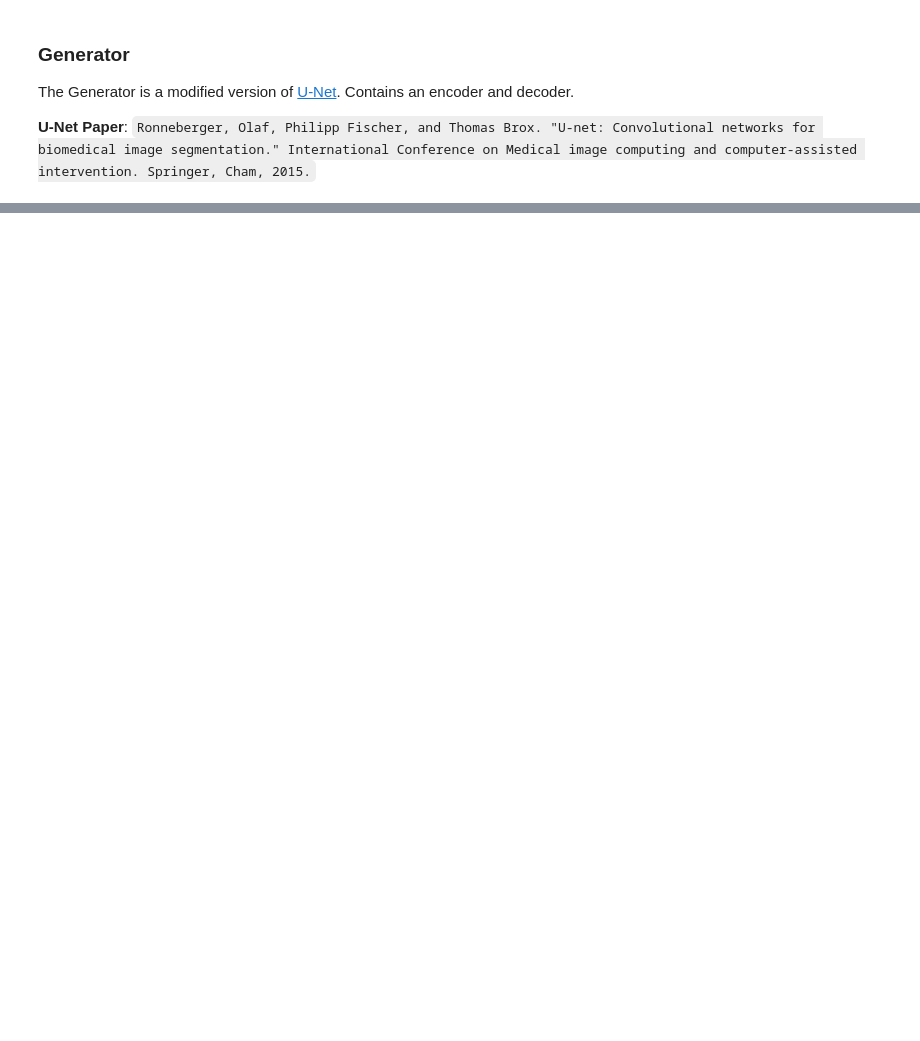
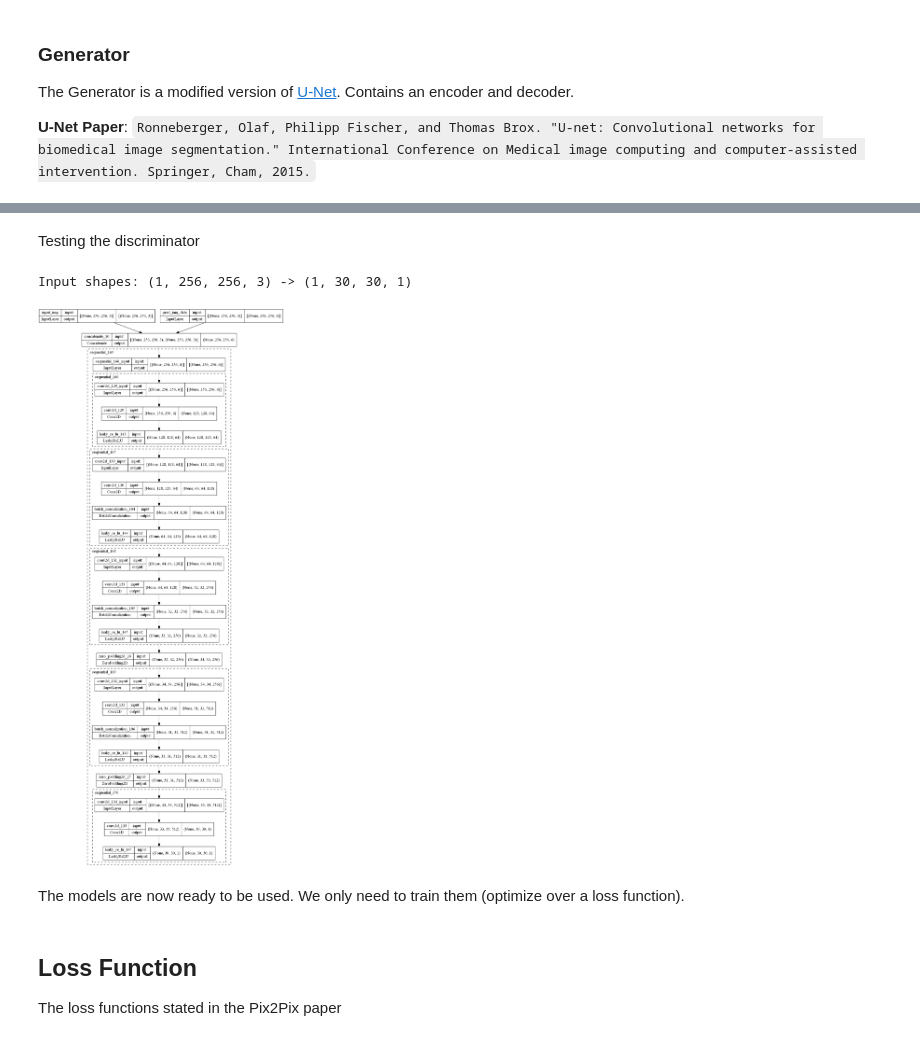
Before and after one commit to TheProjectsGuy/CV22-Project-Zen, a Jupyter notebook: pix2pix_tutorial.ipynb, the cells around one changed output, grey strips where cells are left out. Drawn from its saved outputs; the diff is of its cells as text; code cells hidden in the pictures; blank space fills up the shorter version.

```diff
--- a/pix2pix_tutorial.ipynb
+++ b/pix2pix_tutorial.ipynb
@@ -269,0 +450,20 @@ The Generator is a modified version of [U-Net][u-net-paper]. Contains an encoder
+# %% [markdown]
+Testing the discriminator
+# %%
+a = tf.constant(np.random.rand(1, 256, 256, 3))
+b = tf.constant(np.random.rand(1, 256, 256, 3))
+disc_model = DiscriminatorModel()
+out_img = disc_model([a, b])
+print(f"Input shapes: {a.shape} -> {out_img.shape}")
+# %% [output]
+Input shapes: (1, 256, 256, 3) -> (1, 30, 30, 1)
+# %%
+keras.utils.plot_model(disc_model, show_shapes=True, expand_nested=True)
+# %% [output]
+[figure, added]
+# %% [markdown]
+The models are now ready to be used. We only need to train them (optimize over a loss function).
+# %% [markdown]
+## Loss Function
+
+The loss functions stated in the Pix2Pix paper
```
Also changed, not shown: parts of 20 cells of this notebook, 3 other files.
